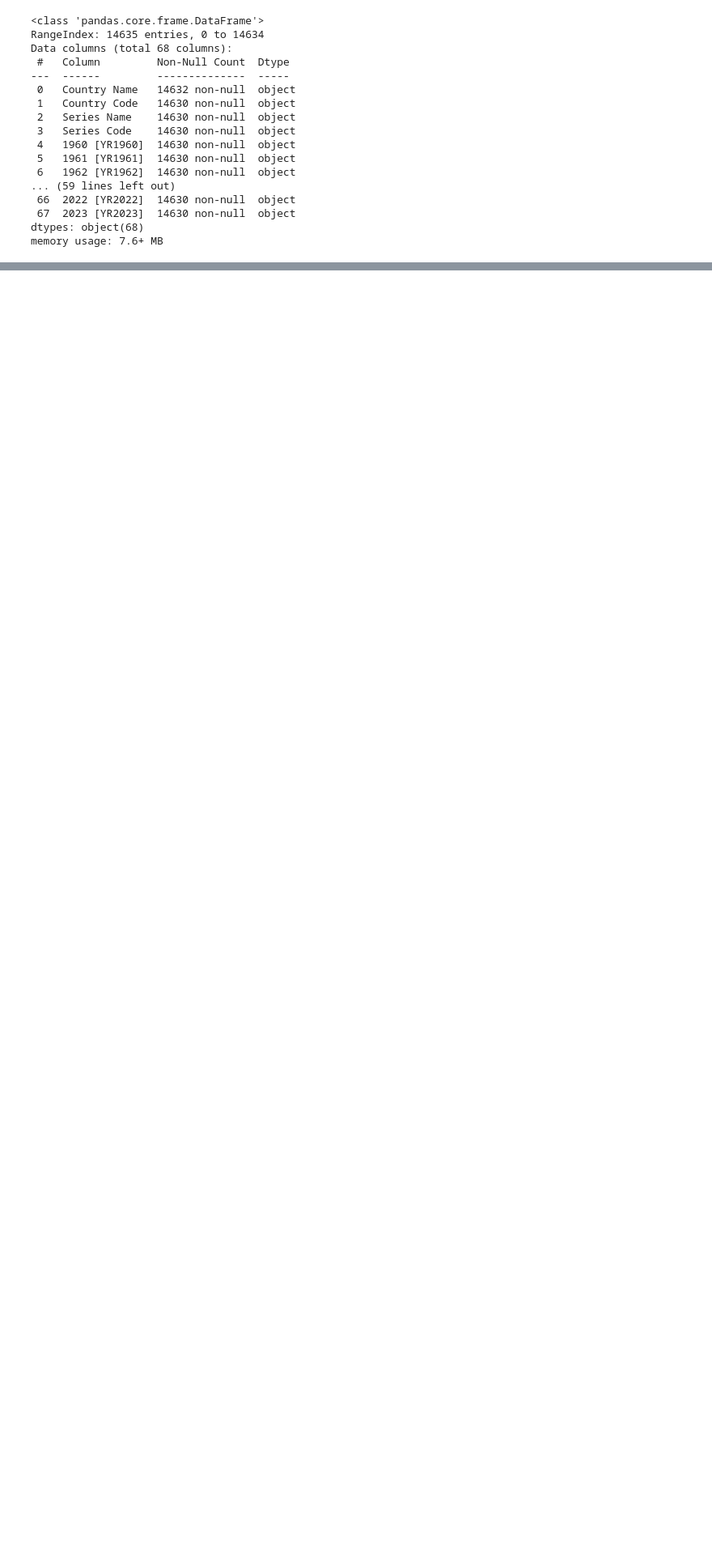
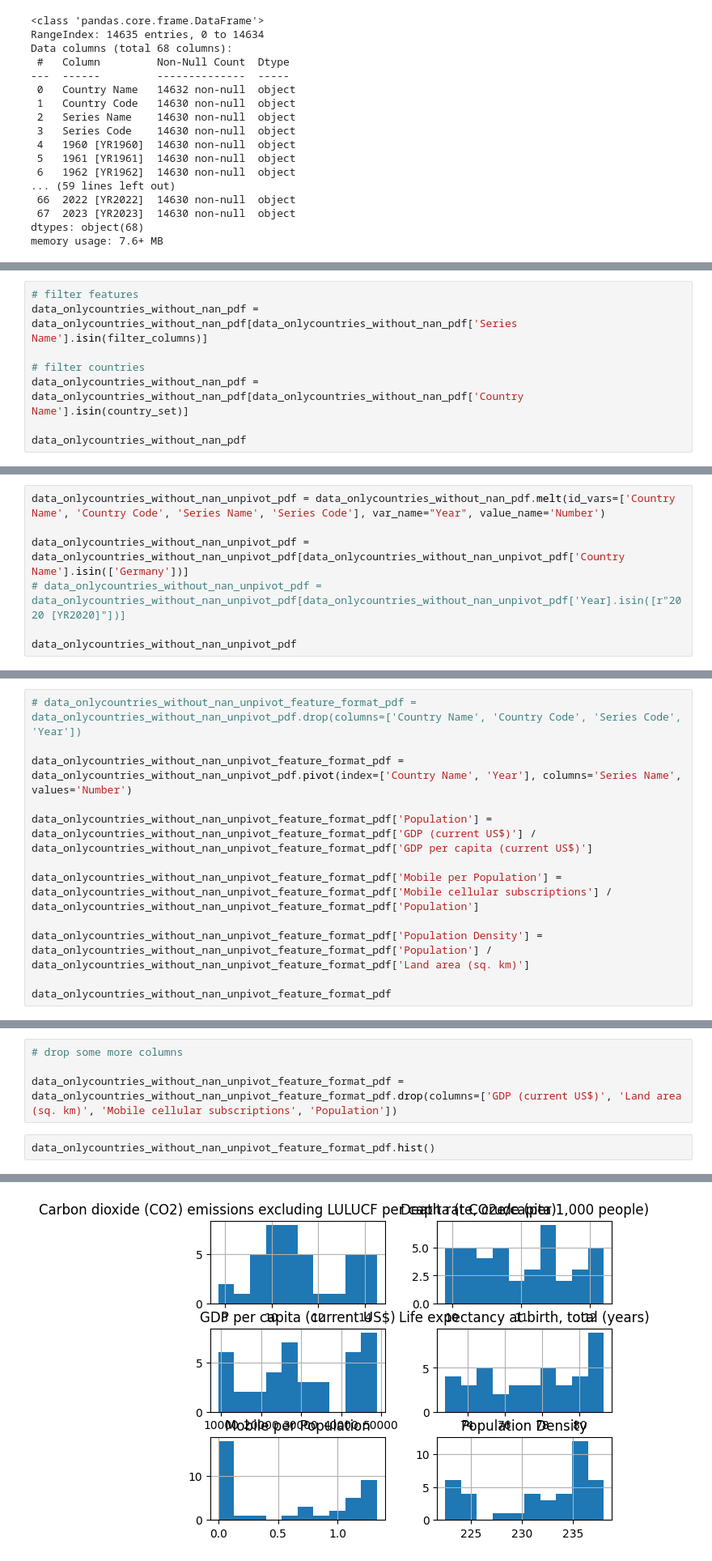
Before and after one commit to maxtschochner/World_Bank_Open_Data_Exploration, a Jupyter notebook: Analysis.ipynb, the cells around one changed output, grey strips where cells are left out. Shown at 81% size. Drawn from its saved outputs; the diff is of its cells as text; blank space fills up the shorter version.

```diff
--- a/Analysis.ipynb
+++ b/Analysis.ipynb
@@ -89,0 +267,8 @@ data_onlycountries_pdf.tail()
+# %%
+# filter features
+data_onlycountries_without_nan_pdf = data_onlycountries_without_nan_pdf[data_onlycountries_without_nan_pdf['Series Name'].isin(filter_columns)]
+
+# filter countries
+data_onlycountries_without_nan_pdf = data_onlycountries_without_nan_pdf[data_onlycountries_without_nan_pdf['Country Name'].isin(country_set)]
+
+data_onlycountries_without_nan_pdf
@@ -89,0 +289,7 @@ data_onlycountries_pdf.tail()
+# %%
+data_onlycountries_without_nan_unpivot_pdf = data_onlycountries_without_nan_pdf.melt(id_vars=['Country Name', 'Country Code', 'Series Name', 'Series Code'], var_name="Year", value_name='Number')
+
+data_onlycountries_without_nan_unpivot_pdf = data_onlycountries_without_nan_unpivot_pdf[data_onlycountries_without_nan_unpivot_pdf['Country Name'].isin(['Germany'])]
+# data_onlycountries_without_nan_unpivot_pdf = data_onlycountries_without_nan_unpivot_pdf[data_onlycountries_without_nan_unpivot_pdf['Year].isin([r"2020 [YR2020]"])]
+
+data_onlycountries_without_nan_unpivot_pdf
@@ -89,0 +310,12 @@ data_onlycountries_pdf.tail()
+# %%
+# data_onlycountries_without_nan_unpivot_feature_format_pdf = data_onlycountries_without_nan_unpivot_pdf.drop(columns=['Country Name', 'Country Code', 'Series Code', 'Year'])
+
+data_onlycountries_without_nan_unpivot_feature_format_pdf = data_onlycountries_without_nan_unpivot_pdf.pivot(index=['Country Name', 'Year'], columns='Series Name', values='Number')
+
+data_onlycountries_without_nan_unpivot_feature_format_pdf['Population'] = data_onlycountries_without_nan_unpivot_feature_format_pdf['GDP (current US$)'] / data_onlycountries_without_nan_unpivot_feature_format_pdf['GDP per capita (current US$)']
+
+data_onlycountries_without_nan_unpivot_feature_format_pdf['Mobile per Population'] = data_onlycountries_without_nan_unpivot_feature_format_pdf['Mobile cellular subscriptions'] / data_onlycountries_without_nan_unpivot_feature_format_pdf['Population']
+
+data_onlycountries_without_nan_unpivot_feature_format_pdf['Population Density'] = data_onlycountries_without_nan_unpivot_feature_format_pdf['Population'] / data_onlycountries_without_nan_unpivot_feature_format_pdf['Land area (sq. km)']
+
+data_onlycountries_without_nan_unpivot_feature_format_pdf
@@ -89,0 +358,7 @@ data_onlycountries_pdf.tail()
+# %%
+# drop some more columns
+
+data_onlycountries_without_nan_unpivot_feature_format_pdf = data_onlycountries_without_nan_unpivot_feature_format_pdf.drop(columns=['GDP (current US$)', 'Land area (sq. km)', 'Mobile cellular subscriptions', 'Population'])
+# %%
+data_onlycountries_without_nan_unpivot_feature_format_pdf.hist()
+# %% [output]
@@ -89,0 +371 @@ data_onlycountries_pdf.tail()
+[figure, added]
```
Also changed, not shown: parts of 28 cells of this notebook, 4 other files.
